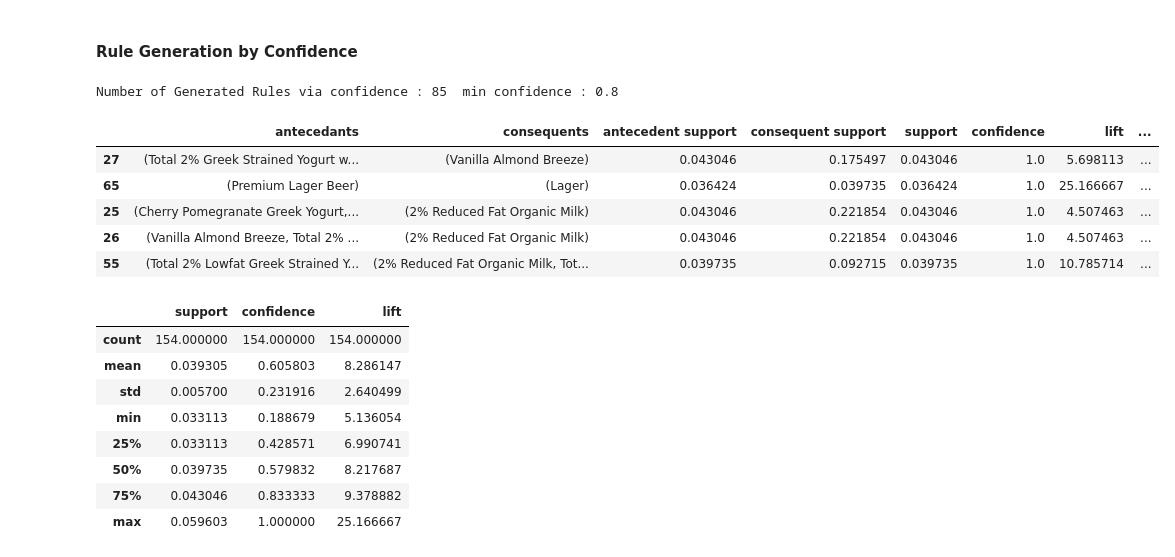
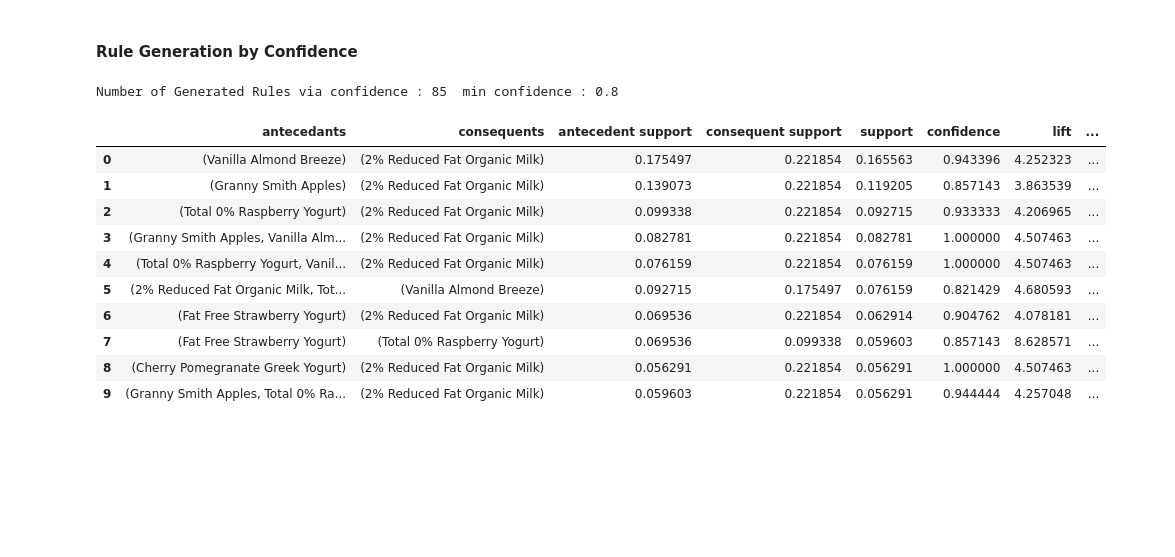
Before and after one commit to 1carew1/instacart_investigation, a Jupyter notebook: Assignment_2_ARM.ipynb, the cells around one changed output. Cells and saved outputs as stored; diff of their text form; code cells hidden in the pictures; blank space fills up the shorter version.

```diff
--- a/Assignment_2_ARM.ipynb
+++ b/Assignment_2_ARM.ipynb
@@ -128,12 +134,15 @@ Product Order Count Mode : 1
 ### Grouping Products in an Order
 # %%
 # Can't just use a comma as a seperator
+weird_separator = ",#,"
+def products_ordered_to_total(products_ordered):
+    group = products_ordered.groupby('order_id')
+    product_count = group.size().reset_index(name="count")
+    product_names = group["product_name"].apply(lambda x: "%s" % weird_separator.join(x)).reset_index(name="products")
+    products_ordered_total = (product_count.merge(product_names, on="order_id"))
+    return products_ordered_total
 products_ordered = orders_products.merge(products, on="product_id")
-weird_separator = ",#,"
-group = products_ordered.groupby('order_id')
-product_count = group.size().reset_index(name="count")
-product_names = group["product_name"].apply(lambda x: "%s" % weird_separator.join(x)).reset_index(name="products")
-products_ordered_total = (product_count.merge(product_names, on="order_id"))
+products_ordered_total = products_ordered_to_total(products_ordered)
 order_total = products_ordered_total.shape[0]
 products_ordered_total.head()
 # %% [output]
@@ -160,10 +169,12 @@ Minimum Support : 0.0331
 # %%
-products_ordered_list = products_ordered_total.products.tolist()
-products_ordered_list_of_lists = []
-for p in products_ordered_list:
-    products_ordered_list_of_lists.append(p.split(weird_separator))
-te_ary = te.fit(products_ordered_list_of_lists).transform(products_ordered_list_of_lists,sparse=False)
-te_df = pd.DataFrame(te_ary, columns=te.columns_)
+def product_list_to_te_df(product_list):
+    products_ordered_list_of_lists = []
+    for p in product_list:
+        products_ordered_list_of_lists.append(p.split(weird_separator))
+    te_ary = te.fit(products_ordered_list_of_lists).transform(products_ordered_list_of_lists,sparse=False)
+    te_df = pd.DataFrame(te_ary, columns=te.columns_)
+    return te_df
+te_df = product_list_to_te_df(products_ordered_total.products.tolist())
 te_df.head()
 # %% [output]
 |  | 1% Low Fat Chocolate Milk | 100 Calorie Per Bag Popcorn | 100% All Cranberry Juice | 100% Colombian Medium Dark Roast ... | ... |
@@ -261,27 +289,19 @@ Number of Generated Rules via lift : 154  min value of lift :  5
 # %%
 min_conf = 0.8
 conf_rules = (association_rules(frequent_itemsets, metric="confidence", min_threshold=min_conf)
-        .sort_values(by='confidence',ascending=False))
+        .sort_values(by=['support', 'confidence', "lift"],ascending=False))
 print ("Number of Generated Rules via confidence :", conf_rules.shape[0], " min confidence :", min_conf)
-conf_rules.head()
+conf_rules.head(10)
 # %% [output]
 Number of Generated Rules via confidence : 85  min confidence : 0.8
 |  | antecedants | consequents | antecedent support | consequent support | support | confidence | lift | ... |
-| 27 | (Total 2% Greek Strained Yogurt w... | (Vanilla Almond Breeze) | 0.043046 | 0.175497 | 0.043046 | 1.0 | 5.698113 | ... |
-| 65 | (Premium Lager Beer) | (Lager) | 0.036424 | 0.039735 | 0.036424 | 1.0 | 25.166667 | ... |
-| 25 | (Cherry Pomegranate Greek Yogurt,... | (2% Reduced Fat Organic Milk) | 0.043046 | 0.221854 | 0.043046 | 1.0 | 4.507463 | ... |
-| 26 | (Vanilla Almond Breeze, Total 2% ... | (2% Reduced Fat Organic Milk) | 0.043046 | 0.221854 | 0.043046 | 1.0 | 4.507463 | ... |
-| 55 | (Total 2% Lowfat Greek Strained Y... | (2% Reduced Fat Organic Milk, Tot... | 0.039735 | 0.092715 | 0.039735 | 1.0 | 10.785714 | ... |
+| 0 | (Vanilla Almond Breeze) | (2% Reduced Fat Organic Milk) | 0.175497 | 0.221854 | 0.165563 | 0.943396 | 4.252323 | ... |
+| 1 | (Granny Smith Apples) | (2% Reduced Fat Organic Milk) | 0.139073 | 0.221854 | 0.119205 | 0.857143 | 3.863539 | ... |
+| 2 | (Total 0% Raspberry Yogurt) | (2% Reduced Fat Organic Milk) | 0.099338 | 0.221854 | 0.092715 | 0.933333 | 4.206965 | ... |
+| 3 | (Granny Smith Apples, Vanilla Alm... | (2% Reduced Fat Organic Milk) | 0.082781 | 0.221854 | 0.082781 | 1.000000 | 4.507463 | ... |
+| 4 | (Total 0% Raspberry Yogurt, Vanil... | (2% Reduced Fat Organic Milk) | 0.076159 | 0.221854 | 0.076159 | 1.000000 | 4.507463 | ... |
+| 5 | (2% Reduced Fat Organic Milk, Tot... | (Vanilla Almond Breeze) | 0.092715 | 0.175497 | 0.076159 | 0.821429 | 4.680593 | ... |
+| 6 | (Fat Free Strawberry Yogurt) | (2% Reduced Fat Organic Milk) | 0.069536 | 0.221854 | 0.062914 | 0.904762 | 4.078181 | ... |
+| 7 | (Fat Free Strawberry Yogurt) | (Total 0% Raspberry Yogurt) | 0.069536 | 0.099338 | 0.059603 | 0.857143 | 8.628571 | ... |
+| 8 | (Cherry Pomegranate Greek Yogurt) | (2% Reduced Fat Organic Milk) | 0.056291 | 0.221854 | 0.056291 | 1.000000 | 4.507463 | ... |
+| 9 | (Granny Smith Apples, Total 0% Ra... | (2% Reduced Fat Organic Milk) | 0.059603 | 0.221854 | 0.056291 | 0.944444 | 4.257048 | ... |
-# %%
-# get stats on objective measures
-lift_rules[["support","confidence", "lift"]].describe()
-# %% [output]
-|  | support | confidence | lift |
-| count | 154.000000 | 154.000000 | 154.000000 |
-| mean | 0.039305 | 0.605803 | 8.286147 |
-| std | 0.005700 | 0.231916 | 2.640499 |
-| min | 0.033113 | 0.188679 | 5.136054 |
-| 25% | 0.033113 | 0.428571 | 6.990741 |
-| 50% | 0.039735 | 0.579832 | 8.217687 |
-| 75% | 0.043046 | 0.833333 | 9.378882 |
-| max | 0.059603 | 1.000000 | 25.166667 |
```
Also changed, not shown: parts of 30 cells of this notebook.
